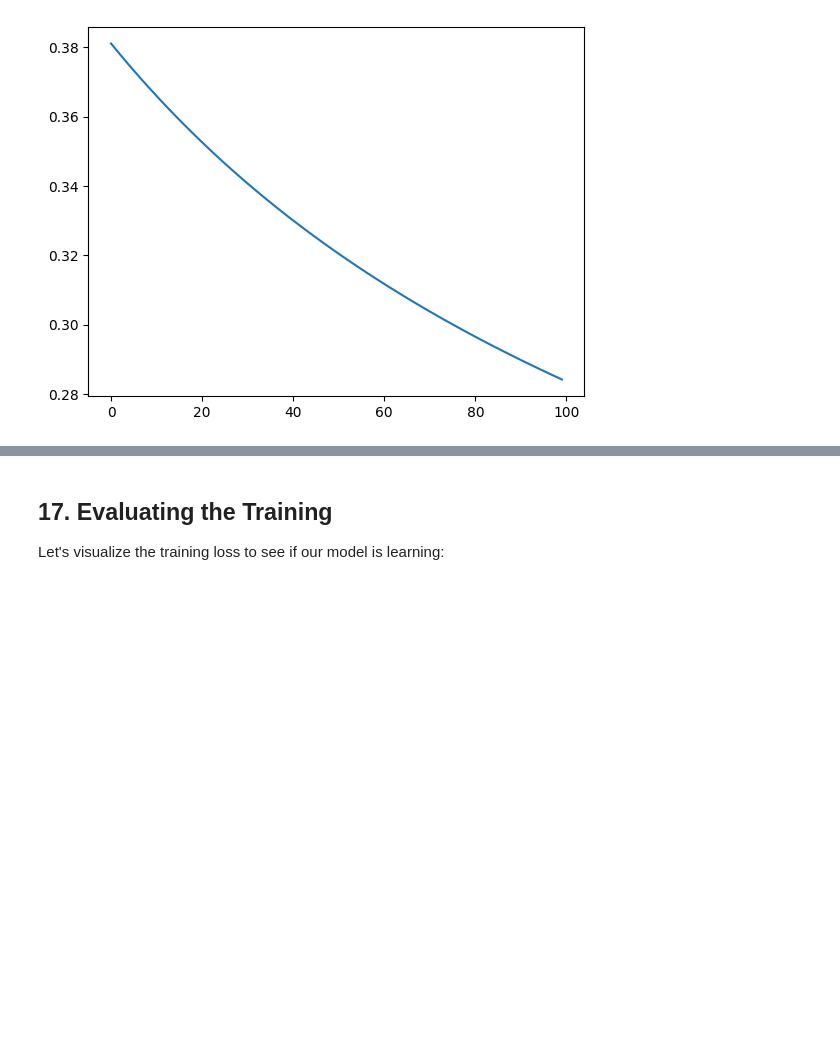
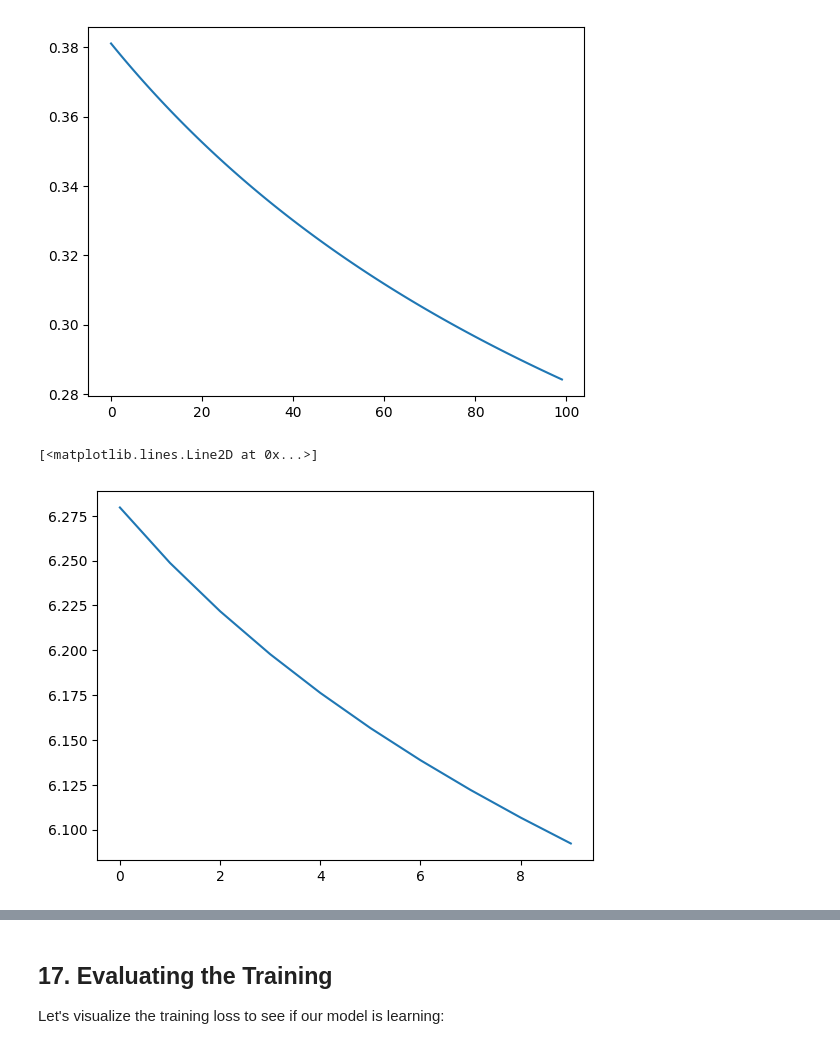
Before and after one commit to sunmyeonglee/2025-1-NLP, a Jupyter notebook: 1_word2vec.ipynb, the cells around one changed output, grey strips where cells are left out. Drawn from its saved outputs; the diff is of its cells as text; code cells hidden in the pictures; blank space fills up the shorter version.

```diff
--- a/1_word2vec.ipynb
+++ b/1_word2vec.ipynb
@@ -580,4 +586,9 @@ def validate(model, test_set):
     loss_record.append(loss)
+# %%
+plt.plot(test_loss_record)
+# %% [output]
+[<matplotlib.lines.Line2D at 0x...>]
+[figure, added]
 # %%
 plt.plot(loss_record)
 # %% [output]
```
Also changed, not shown: parts of 8 cells of this notebook.
